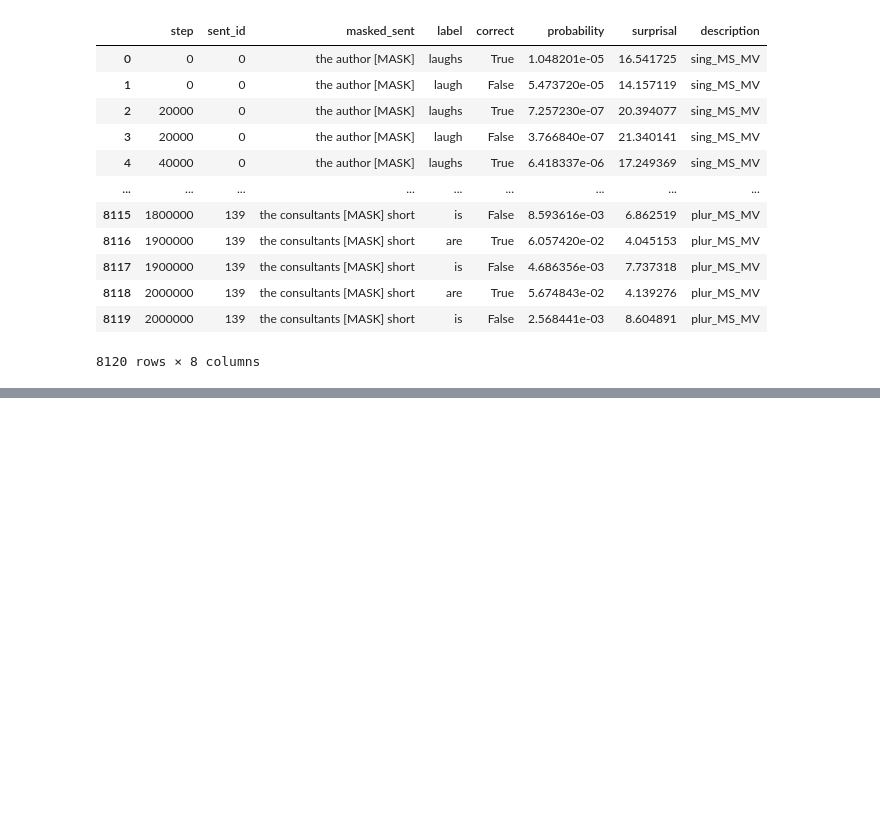
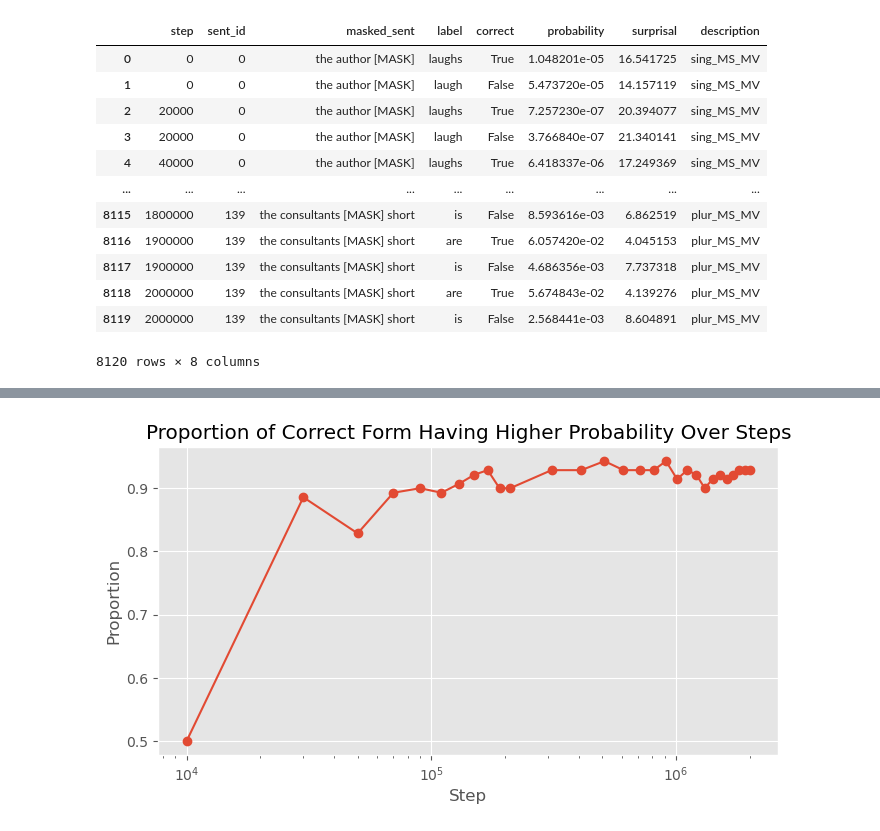
Before and after one commit to NazaninShafiabadi/word-acquisition-language-models, a Jupyter notebook: syntax_acquisition.ipynb, the cells around one changed output, grey strips where cells are left out. Saved outputs shown, nothing was run; the diff lists cells and outputs as text; code cells hidden in the pictures; blank space fills up the shorter version.

Commit message:
added analysis for syntactic ability

```diff
--- a/syntax_acquisition.ipynb
+++ b/syntax_acquisition.ipynb
@@ -134,0 +162,26 @@ def plot_full_corpus(df):
+# %%
+def plot_proportion_correct(df):
+    """
+    Measures the syntactic ability of the model by comparing the probabilities
+    assigned to the singular and plural variants of the target and plotting
+    the percentage of sentences for which the verb form with the higher
+    probability is the one that respects the agreement rules of the language.
+    (Li et al. (2023))
+    """
+    proportion_df = (df.pivot_table(index=['step', 'sent_id'], columns='correct', values='probability')
+                    .reset_index()
+                    .rename(columns={False: 'prob_incorrect', True: 'prob_correct'})
+                    .assign(correct_higher=lambda x: x['prob_correct'] > x['prob_incorrect'])
+                    .groupby('step')['correct_higher']
+                    .mean()
+                    .reset_index()
+                    .rename(columns={'correct_higher': 'proportion'}))
+
+    plt.style.use('ggplot')
+    plt.figure(figsize=(8, 4))
+    plt.plot(proportion_df['step'] + 10000, proportion_df['proportion'], marker='o')
+    plt.xlabel('Step')
+    plt.ylabel('Proportion')
+    plt.title('Proportion of Correct Form Having Higher Probability Over Steps')
+    plt.xscale('log')
+    plt.show()
@@ -180,0 +261,4 @@ plot_full_corpus(results_df)
+# %%
+plot_proportion_correct(results_df)
+# %% [output]
+[figure, added]
```
Also changed, not shown: parts of 6 cells of this notebook, 1 other file.
